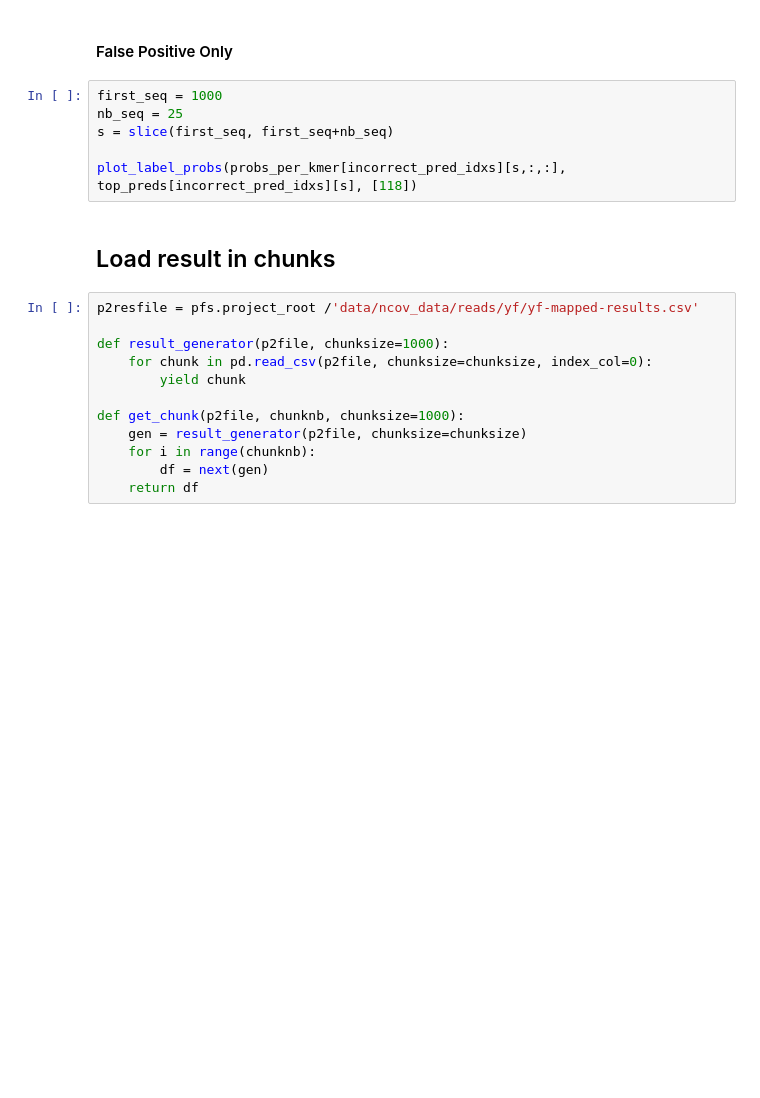
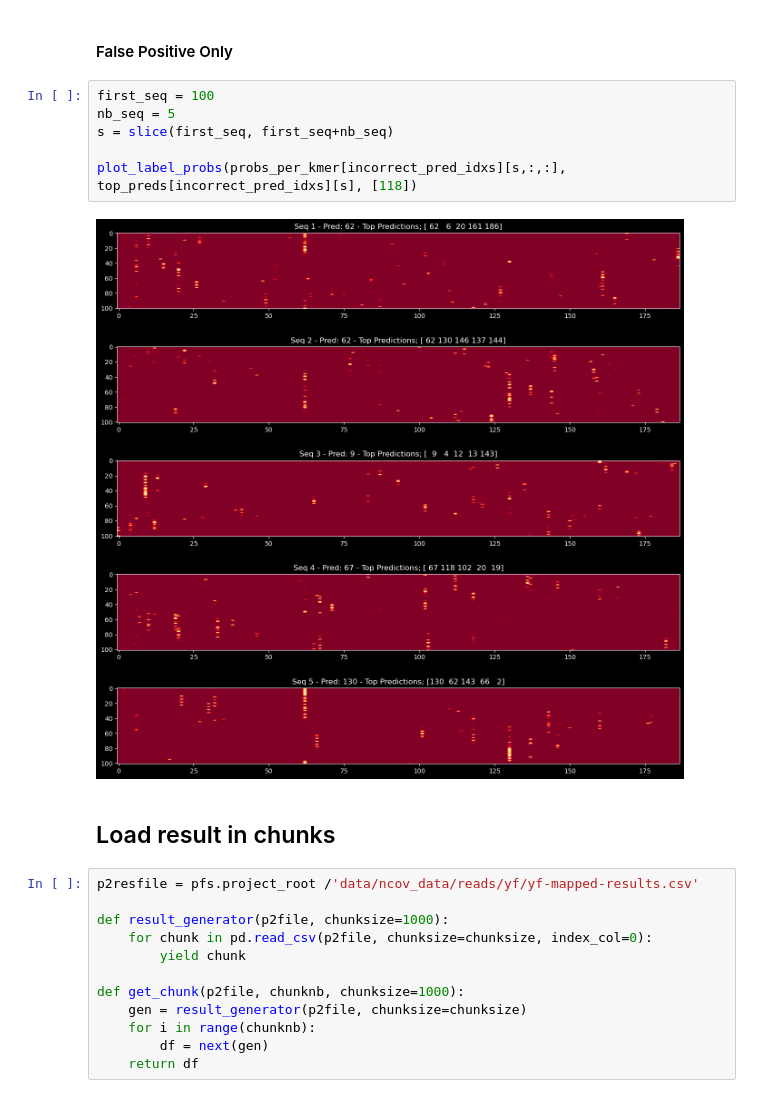
Before and after one commit to vtecftwy/metagentools, a Jupyter notebook: nbs/cnn_virus/wip_4.01_yf_ncbi_experiments.ipynb, the cells around one changed output. Drawn from its saved outputs; the diff is of its cells as text; blank space fills up the shorter version.

```diff
--- a/nbs/cnn_virus/wip_4.01_yf_ncbi_experiments.ipynb
+++ b/nbs/cnn_virus/wip_4.01_yf_ncbi_experiments.ipynb
@@ -616,11 +811,13 @@ plot_label_probs(probs_per_kmer[correct_pred_idxs][s,:,:], top_preds[correct_pre
 # %% [markdown]
 #### False Positive Only
 # %%
-first_seq = 1000
-nb_seq = 25
+first_seq = 100
+nb_seq = 5
 s = slice(first_seq, first_seq+nb_seq)
 
 plot_label_probs(probs_per_kmer[incorrect_pred_idxs][s,:,:], top_preds[incorrect_pred_idxs][s], [118])
+# %% [output]
+[figure, added]
 # %% [markdown]
 ## Load result in chunks
 # %%
```
Also changed, not shown: parts of 36 cells of this notebook, 5 other files.
